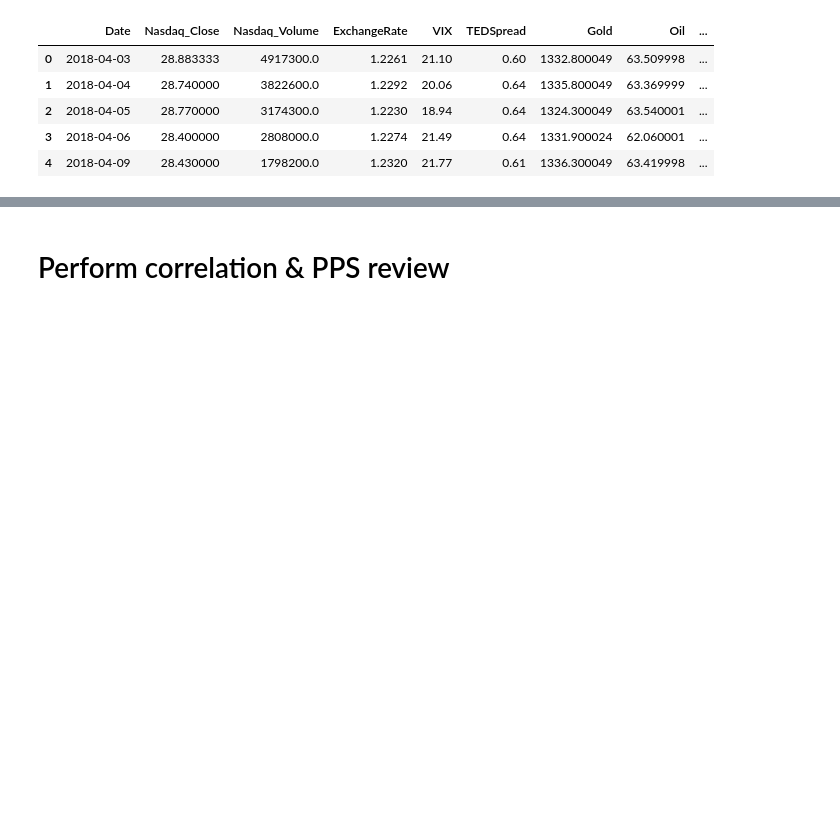
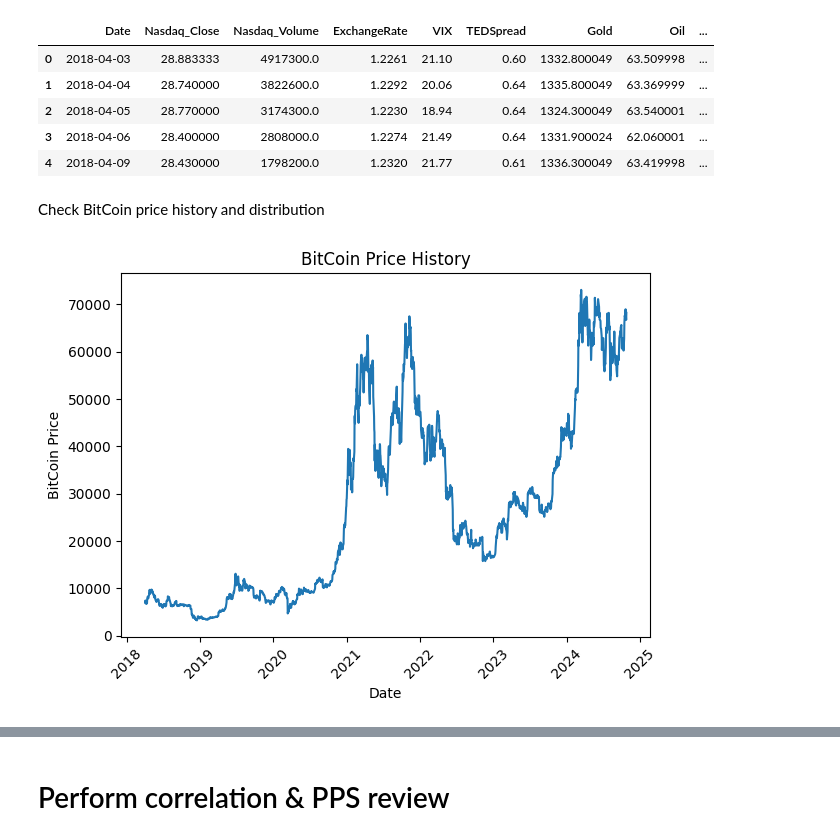
Before and after one commit to Mickyreegs/Project5, a Jupyter notebook: jupyter_notebooks/Data_Analysis.ipynb, the cells around one changed output, grey strips where cells are left out. Drawn from its saved outputs; the diff is of its cells as text; code cells hidden in the pictures; blank space fills up the shorter version.

Commit message:
Add line plot and histogram in analysis notebook and start model function in modelling notebook

```diff
--- a/jupyter_notebooks/Data_Analysis.ipynb
+++ b/jupyter_notebooks/Data_Analysis.ipynb
@@ -58,3 +58,19 @@ df.head()
 | 2 | 2018-04-05 | 28.770000 | 3174300.0 | 1.2230 | 18.94 | 0.64 | 1324.300049 | 63.540001 | ... |
 | 3 | 2018-04-06 | 28.400000 | 2808000.0 | 1.2274 | 21.49 | 0.64 | 1331.900024 | 62.060001 | ... |
 | 4 | 2018-04-09 | 28.430000 | 1798200.0 | 1.2320 | 21.77 | 0.61 | 1336.300049 | 63.419998 | ... |
+# %% [markdown]
+Check BitCoin price history and distribution
+# %%
+import seaborn as sns
+import matplotlib.pyplot as plt
+
+sns.lineplot(data=df, x="Date", y="BitCoin_Close")
+
+plt.title("BitCoin Price History")
+plt.xlabel("Date")
+plt.ylabel("BitCoin Price")
+plt.xticks(rotation=45)
+plt.tight_layout()
+plt.show()
+# %% [output]
+[figure, added]
```
Also changed, not shown: parts of 1 cell of this notebook, 1 other file.
